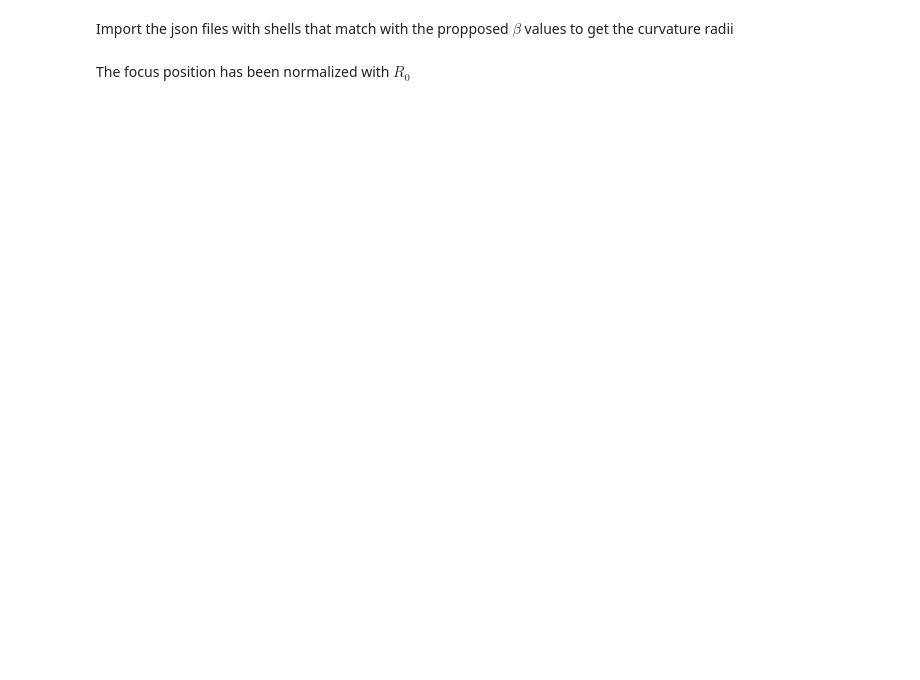
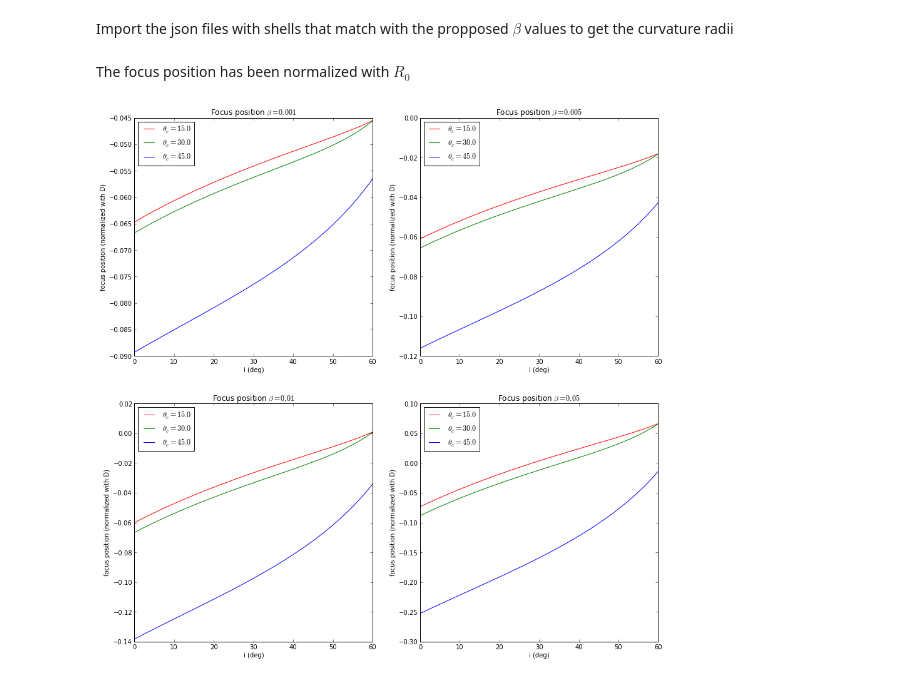
Before and after one commit to will-henney/bowshock-shape, a Jupyter notebook: CRW-shapes/Focus.ipynb, the cells around one changed output. Cells and saved outputs as stored; diff of their text form; code cells hidden in the pictures; blank space fills up the shorter version.

```diff
--- a/CRW-shapes/Focus.ipynb
+++ b/CRW-shapes/Focus.ipynb
@@ -30,20 +27,30 @@ ad2= json.load(open("inner-isotropic-beta-0.005-m-3.0-arcdata.json"))
 ad3= json.load(open("inner-isotropic-beta-0.01-m-3.0-arcdata.json"))
 ad4= json.load(open("inner-isotropic-beta-0.05-m-3.0-arcdata.json"))
 # %%
-Rc = np.array([ad1["inner"]["0.0"]["Rc"],ad2["inner"]["0.0"]["Rc"],ad3["inner"]["0.0"]["Rc"],ad4["inner"]["0.0"]["Rc"]])
-A=Rc/R0
+Rc = np.array([ad1["inner"]["0.0"]["Rc"],ad2["inner"]["0.0"]["Rc"],
+               ad3["inner"]["0.0"]["Rc"],ad4["inner"]["0.0"]["Rc"]])
+
+A = Rc/R0
 # %% [markdown]
 The focus position has been normalized with $R_0$
 # %%
+f=plt.figure()
 for j,b in enumerate(beta):
-    ax = f.add_subplot(2,2,j)
+    ax = f.add_subplot(2,2,j+1)
     for t,c in zip(thc,col):
         cot = 1./np.tan(t)
-        fe = (1-A[j]*cot**2+A[j]*cot*np.sqrt(cot**2-1))*np.cos(inc)
-        fh = (-1-A[j]*cot**2+A[j]*cot*np.sqrt(cot**2+1))*np.cos(inc)
-        ax.plot(np.degrees(inc),R0[j]*fe,c+"-",label=r"$\theta_c={}$".format(np.degrees(t)))
-        ax.plot(np.degrees(inc),R0[j]*fh,c+"--",label=r"$\theta_c=-{}$".format(np.degrees(t)))
+        a = Rc[j]*cot**2
+        be = Rc[j]*cot
+        ape = np.sqrt((a*np.cos(inc))**2+(be*np.sin(inc))**2)
+        qp = R0[j]*(1+A[j]*cot**2*(np.sqrt(1+np.tan(t)**2*np.tan(inc))-1))
+        x0e = ape-qp
+        fe =(-x0e +np.sqrt(ape**2-be**2))
+        ax.plot(np.degrees(inc),fe,c+"-",label=r"$\theta_c={}$".format(np.degrees(t)))
+#        ax.plot(np.degrees(inc),R0[j]*fh,c+"--",label=r"$\theta_c=-{}$".format(np.degrees(t)))
+    ax.legend(loc="best")
     ax.set_title(r"Focus position $\beta={}$".format(b))
     ax.set_xlabel("i (deg)")
     ax.set_ylabel("focus position (normalized with D)")
 f.set_size_inches(15,15);
+# %% [output]
+[figure, added]
```
Also changed, not shown: parts of 1 cell of this notebook, 1 other file.
